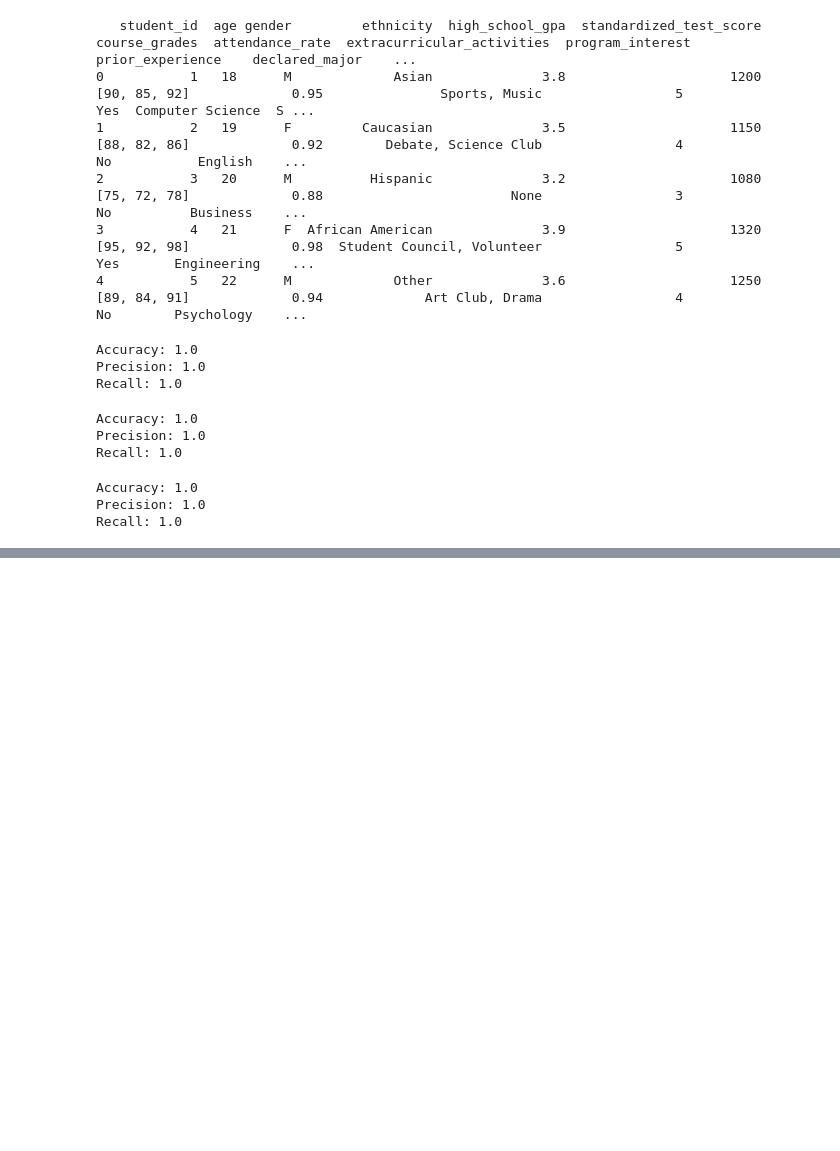
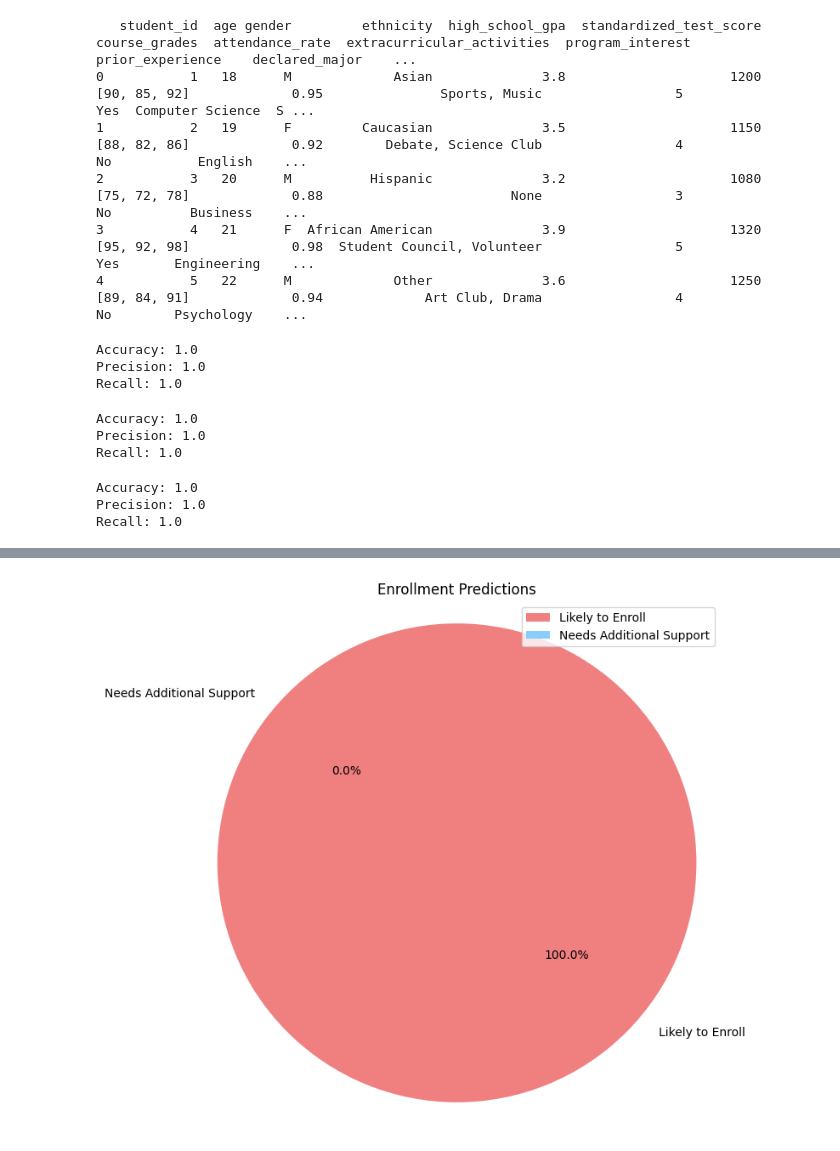
Before and after one commit to Njorraw/PREDICTIVE-MODEL, a Jupyter notebook: Untitled0.ipynb, the cells around one changed output, grey strips where cells are left out. Cells and saved outputs as stored; diff of their text form; code cells hidden in the pictures; blank space fills up the shorter version.

```diff
--- a/Untitled0.ipynb
+++ b/Untitled0.ipynb
@@ -237,3 +237,80 @@ print('Recall:', recall)
 Accuracy: 1.0
 Precision: 1.0
 Recall: 1.0
+# %%
+import pandas as pd
+from sklearn.preprocessing import LabelEncoder
+from sklearn.model_selection import train_test_split
+from sklearn.ensemble import RandomForestClassifier
+from sklearn.metrics import accuracy_score, precision_score, recall_score
+import matplotlib.pyplot as plt
+import numpy as np
+
+# Load the data from the provided dictionary
+data = {
+    'student_id': [1, 2, 3, 4, 5],
+    'age': [18, 19, 20, 21, 22],
+    'gender': ['M', 'F', 'M', 'F', 'M'],
+    'ethnicity': ['Asian', 'Caucasian', 'Hispanic', 'African American', 'Other'],
+    'high_school_gpa': [3.8, 3.5, 3.2, 3.9, 3.6],
+    'standardized_test_score': [1200, 1150, 1080, 1320, 1250],
+    'course_grades': [[90, 85, 92], [88, 82, 86], [75, 72, 78], [95, 92, 98], [89, 84, 91]],
+    'attendance_rate': [0.95, 0.92, 0.88, 0.98, 0.94],
+    'extracurricular_activities': ['Sports, Music', 'Debate, Science Club', 'None', 'Student Council, Volunteer', 'Art Club, Drama'],
+    'program_interest': [5, 4, 3, 5, 4],
+    'prior_experience': ['Yes', 'No', 'No', 'Yes', 'No'],
+    'declared_major': ['Computer Science', 'English', 'Business', 'Engineering', 'Psychology'],
+    'career_goals': ['Software Engineer', 'Writer', 'Entrepreneur', 'Engineer', 'Therapist'],
+    'enrollment_status': ['Enrolled in Program A', 'Enrolled in Program B', 'Not Enrolled', 'Enrolled in Program A', 'Enrolled in Program B'],
+    'graduation_status': ['Graduated', 'Graduated', 'Did Not Graduate', 'Expected to Graduate', 'Expected to Graduate']
+}
+
+df = pd.DataFrame(data)
+
+# Encode the categorical features using LabelEncoder
+le = LabelEncoder()
+df['gender'] = le.fit_transform(df['gender'])
+df['ethnicity'] = le.fit_transform(df['ethnicity'])
+df['extracurricular_activities'] = le.fit_transform(df['extracurricular_activities'])
+df['prior_experience'] = le.fit_transform(df['prior_experience'])
+df['declared_major'] = le.fit_transform(df['declared_major'])
+df['career_goals'] = le.fit_transform(df['career_goals'])
+
+# Flatten the 'course_grades' list and create new columns for each grade
+df[['grade1', 'grade2', 'grade3']] = pd.DataFrame(df['course_grades'].tolist(), index=df.index)
+
+# Define new target variable for enrollment and support prediction
+df['enrollment_category'] = np.random.choice(['Likely to Enroll', 'Needs Additional Support'], size=len(df), p=[0.8, 0.2])
+
+# Separate features and new target variable
+X = df[['age', 'gender', 'ethnicity', 'high_school_gpa', 'standardized_test_score', 'grade1', 'grade2', 'grade3', 'attendance_rate', 'extracurricular_activities', 'program_interest', 'prior_experience', 'declared_major', 'career_goals']]
+y = df['enrollment_category']
+
+# Split the data into training and testing sets
+X_train, X_test, y_train, y_test = train_test_split(X, y, test_size=0.2, random_state=42)
+
+# Create and train the model
+model = RandomForestClassifier()
+model.fit(X_train, y_train)
+
+# Make predictions on the test set
+y_pred = model.predict(X_test)
+
+# Evaluate the model's performance
+accuracy = accuracy_score(y_test, y_pred)
+precision = precision_score(y_test, y_pred, average='weighted')
+recall = recall_score(y_test, y_pred, average='weighted')
+print('Accuracy:', accuracy)
+print('Precision:', precision)
+print('Recall:', recall)
+labels = ['Likely to Enroll', 'Needs Additional Support']
+sizes = [sum(y_pred == 'Likely to Enroll'), sum(y_pred == 'Needs Additional Support')]
+colors = ['lightcoral', 'lightskyblue']
+plt.figure(figsize=(8, 8))
+#plt.pie(sizes, label=labels, colors=colors, autopct='%1.1f%%', startangle=140,autopct=1.1,0,0)
+plt.pie(sizes, labels=labels, colors=colors, autopct='%1.1f%%', startangle=140)
+plt.axis('equal')
+plt.title('Enrollment Predictions')
+plt.legend()
+plt.show()
+# %% [output]
@@ -239,0 +320 @@ Recall: 1.0
+[figure, added]
```
Also changed, not shown: parts of 1 cell of this notebook.
